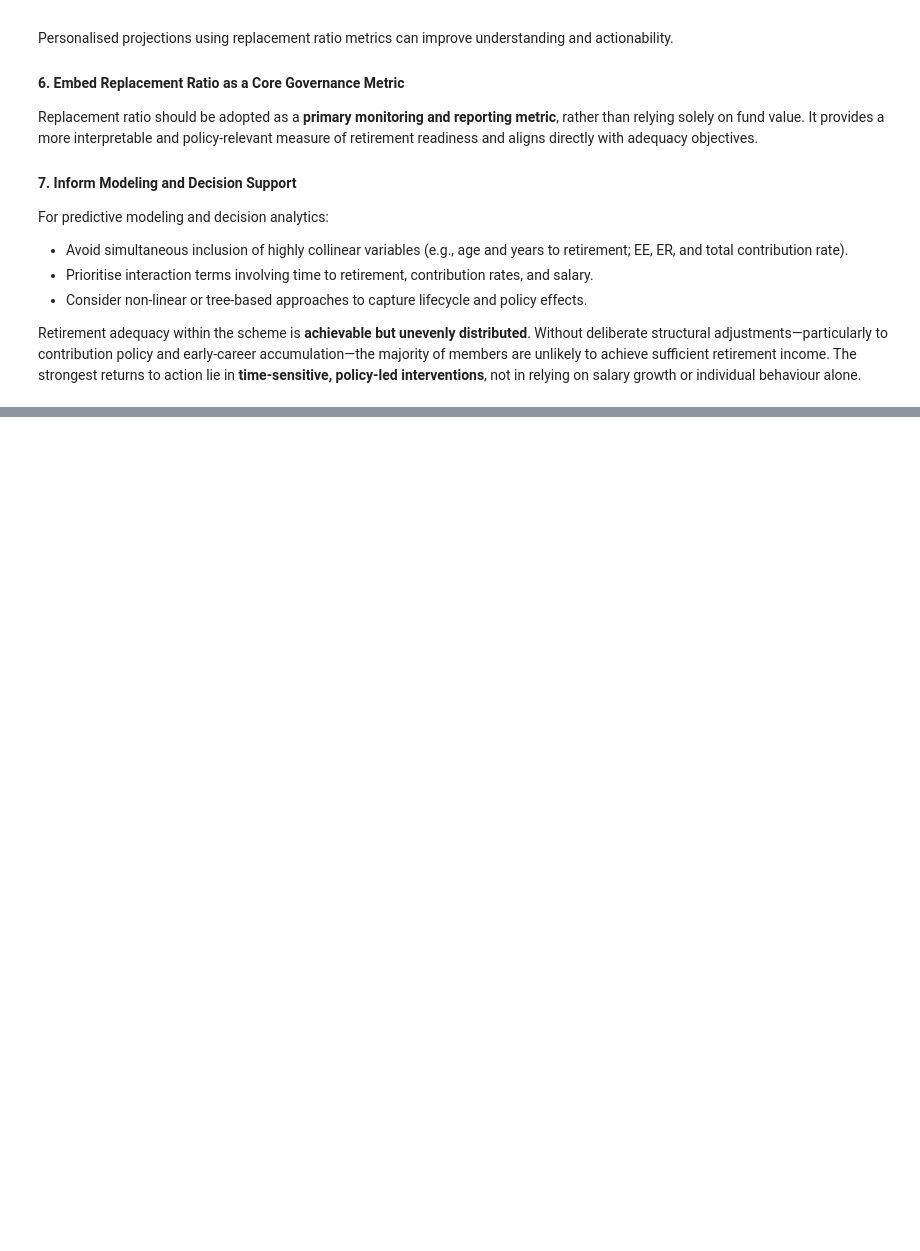
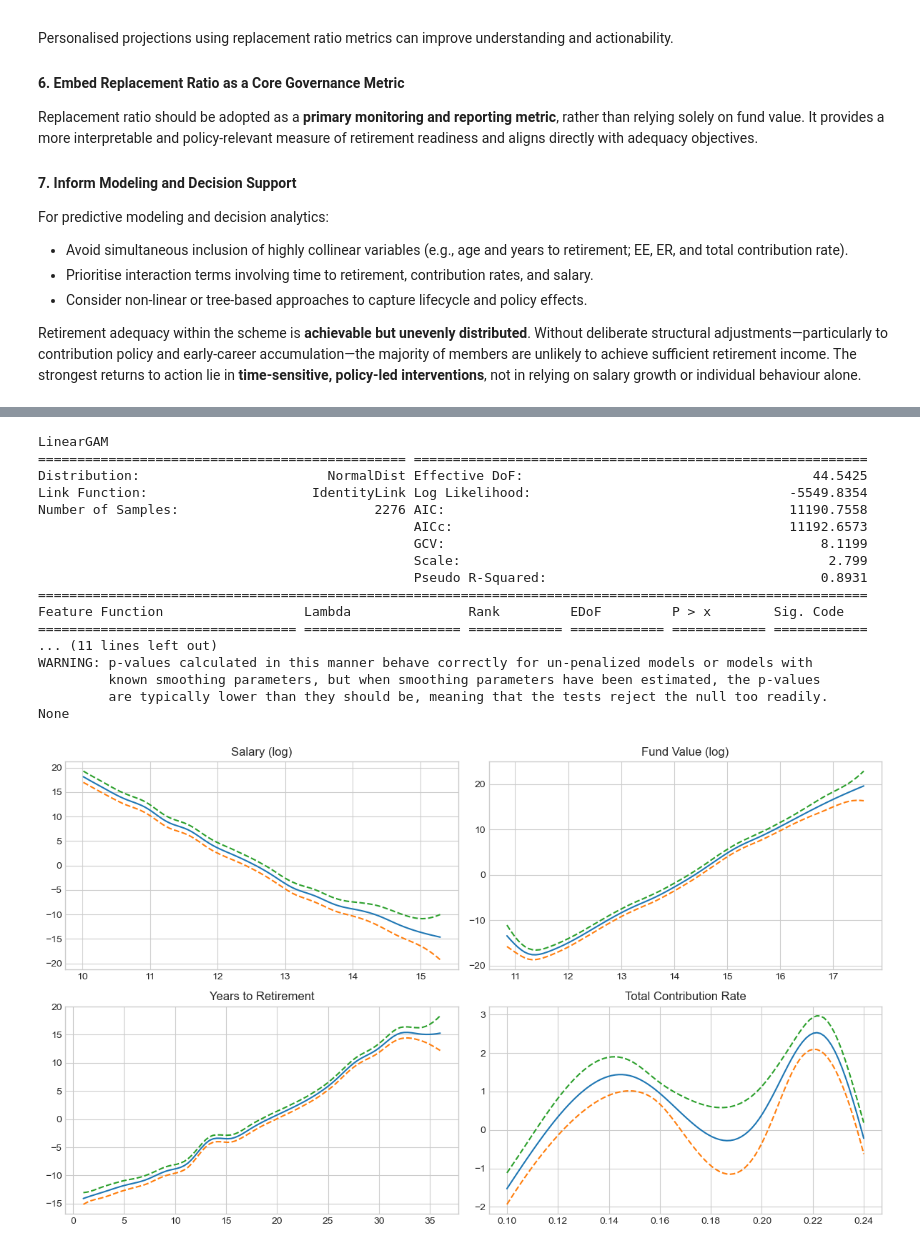
Before and after one commit to Vain-Guy/Labour-Force, a Jupyter notebook: Notebooks/eda.ipynb, the cells around one changed output, grey strips where cells are left out. Drawn from its saved outputs; the diff is of its cells as text; code cells hidden in the pictures; blank space fills up the shorter version.

```diff
--- a/Notebooks/eda.ipynb
+++ b/Notebooks/eda.ipynb
@@ -864,0 +1193,79 @@ Retirement adequacy within the scheme is **achievable but unevenly distributed**
+# %%
+X_gam = model_df.drop('rr', axis=1).copy()
+y_gam = model_df['rr'].values
+
+# Log transforms
+X_gam['salary_log'] = np.log1p(X_gam['salary'])
+X_gam['fund_value_log'] = np.log1p(X_gam['fund_value'])
+
+X_gam = X_gam[[
+    'salary_log',
+    'fund_value_log',
+    'years_to_retirement',
+    'total_contribution_rate'
+]].values
+
+# Fit GAM model
+gam = LinearGAM(
+    s(0) +  # salary_log
+    s(1) +  # fund_value_log
+    s(2) +  # years_to_retirement
+    s(3)    # total_contribution_rate
+).fit(X_gam, y_gam)
+
+print(gam.summary())
+
+# Plot partial dependence for each feature
+titles = [
+    "Salary (log)",
+    "Fund Value (log)",
+    "Years to Retirement",
+    "Total Contribution Rate"
+]
+
+fig, axs = plt.subplots(2, 2, figsize=(12, 7))
+
+for i, ax in enumerate(axs.flatten()):
+    XX = gam.generate_X_grid(term=i)
+    ax.plot(XX[:, i], gam.partial_dependence(term=i, X=XX))
+    ax.plot(
+        XX[:, i],
+        gam.partial_dependence(term=i, X=XX, width=0.95)[1],
+        linestyle='--'
+    )
+    ax.set_title(titles[i])
+
+plt.tight_layout()
+plt.show()
+
+# Predictive comparison with OLS on test set
+y_pred_gam = gam.predict(X_gam)
+
+r2_gam = r2_score(y_gam, y_pred_gam)
+rmse_gam = np.sqrt(mean_squared_error(y_gam, y_pred_gam))
+
+r2_gam, rmse_gam
+
+print("OLS Model Performance on Test Set")
+print("==" * 30)
+print(f"R² Score : {r2_gam:.4f}")
+print(f"RMSE     : {rmse_gam:.4f}")
+# %% [output]
+LinearGAM
+=============================================== ==========================================================
+Distribution:                        NormalDist Effective DoF:                                     44.5425
+Link Function:                     IdentityLink Log Likelihood:                                 -5549.8354
+Number of Samples:                         2276 AIC:                                            11190.7558
+                                                AICc:                                           11192.6573
+                                                GCV:                                                8.1199
+                                                Scale:                                               2.799
+                                                Pseudo R-Squared:                                   0.8931
+==========================================================================================================
+Feature Function                  Lambda               Rank         EDoF         P > x        Sig. Code
+================================= ==================== ============ ============ ============ ============
+... (11 lines left out)
+WARNING: p-values calculated in this manner behave correctly for un-penalized models or models with
+         known smoothing parameters, but when smoothing parameters have been estimated, the p-values
+         are typically lower than they should be, meaning that the tests reject the null too readily.
+None
+[figure, added]
```
Also changed, not shown: parts of 14 cells of this notebook.
